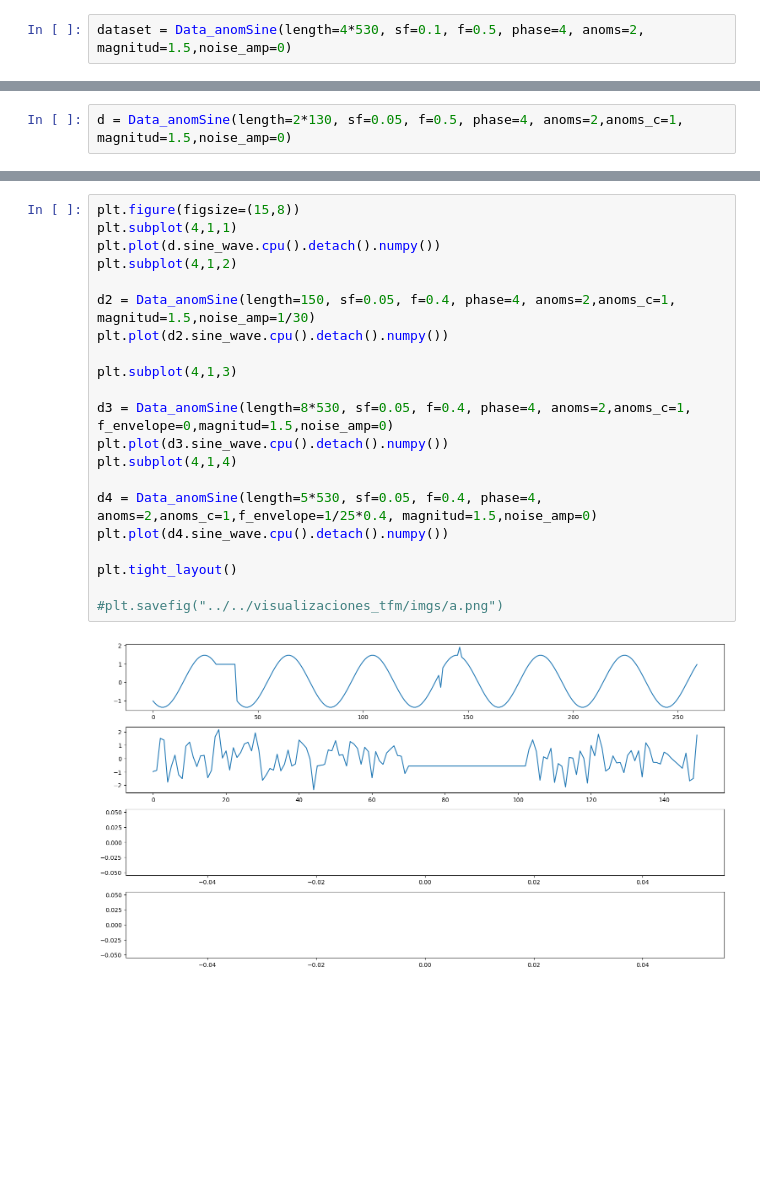
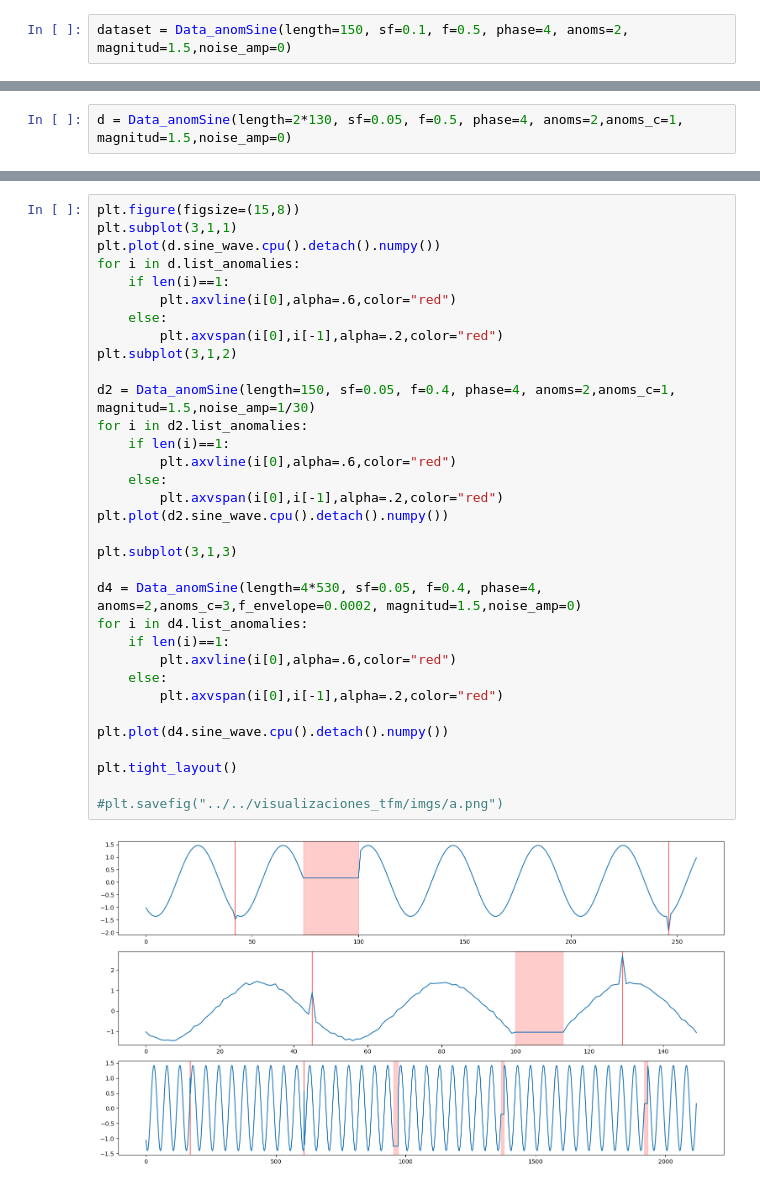
Before and after one commit to ArturoSirvent/TFM, a Jupyter notebook: 1.1-Break_pruebasTranformer/notebooks/5-ExplorarHiperParametros-contextualAnom.ipynb, the cells around one changed output, grey strips where cells are left out. Drawn from its saved outputs; the diff is of its cells as text; blank space fills up the shorter version.

```diff
--- a/1.1-Break_pruebasTranformer/notebooks/5-ExplorarHiperParametros-contextualAnom.ipynb
+++ b/1.1-Break_pruebasTranformer/notebooks/5-ExplorarHiperParametros-contextualAnom.ipynb
@@ -148,7 +148,7 @@ class Data_anomSine(Dataset):
 
 # Crear una instancia de la clase con los parámetros deseados
 # %%
-dataset = Data_anomSine(length=4*530, sf=0.1, f=0.5, phase=4, anoms=2, magnitud=1.5,noise_amp=0)
+dataset = Data_anomSine(length=150, sf=0.1, f=0.5, phase=4, anoms=2, magnitud=1.5,noise_amp=0)
 # %%
 dataloader=DataLoader(dataset,batch_size=32,shuffle=True)
 # %%
@@ -593,23 +613,35 @@ array([-1.0202636 , -1.1516    , -1.2533674 , -1.3230598 , -1.3589612 ,
 # %%
 plt.figure(figsize=(15,8))
-plt.subplot(4,1,1)
+plt.subplot(3,1,1)
 plt.plot(d.sine_wave.cpu().detach().numpy())
-plt.subplot(4,1,2)
+for i in d.list_anomalies:
+    if len(i)==1:
+        plt.axvline(i[0],alpha=.6,color="red")
+    else:
+        plt.axvspan(i[0],i[-1],alpha=.2,color="red")
+plt.subplot(3,1,2)
 
 d2 = Data_anomSine(length=150, sf=0.05, f=0.4, phase=4, anoms=2,anoms_c=1, magnitud=1.5,noise_amp=1/30)
+for i in d2.list_anomalies:
+    if len(i)==1:
+        plt.axvline(i[0],alpha=.6,color="red")
+    else:
+        plt.axvspan(i[0],i[-1],alpha=.2,color="red")
 plt.plot(d2.sine_wave.cpu().detach().numpy())
 
-plt.subplot(4,1,3)
+plt.subplot(3,1,3)
 
-d3 = Data_anomSine(length=8*530, sf=0.05, f=0.4, phase=4, anoms=2,anoms_c=1, f_envelope=0,magnitud=1.5,noise_amp=0)
-plt.plot(d3.sine_wave.cpu().detach().numpy())
-plt.subplot(4,1,4)
+d4 = Data_anomSine(length=4*530, sf=0.05, f=0.4, phase=4, anoms=2,anoms_c=3,f_envelope=0.0002, magnitud=1.5,noise_amp=0)
+for i in d4.list_anomalies:
+    if len(i)==1:
+        plt.axvline(i[0],alpha=.6,color="red")
+    else:
+        plt.axvspan(i[0],i[-1],alpha=.2,color="red")
 
-d4 = Data_anomSine(length=5*530, sf=0.05, f=0.4, phase=4, anoms=2,anoms_c=1,f_envelope=1/25*0.4, magnitud=1.5,noise_amp=0)
 plt.plot(d4.sine_wave.cpu().detach().numpy())
 
 plt.tight_layout()
 
 #plt.savefig("../../visualizaciones_tfm/imgs/a.png")
 # %% [output]
-[figure, old version]
+[figure, new version]
```
Also changed, not shown: parts of 3 cells of this notebook, 4 other files.
